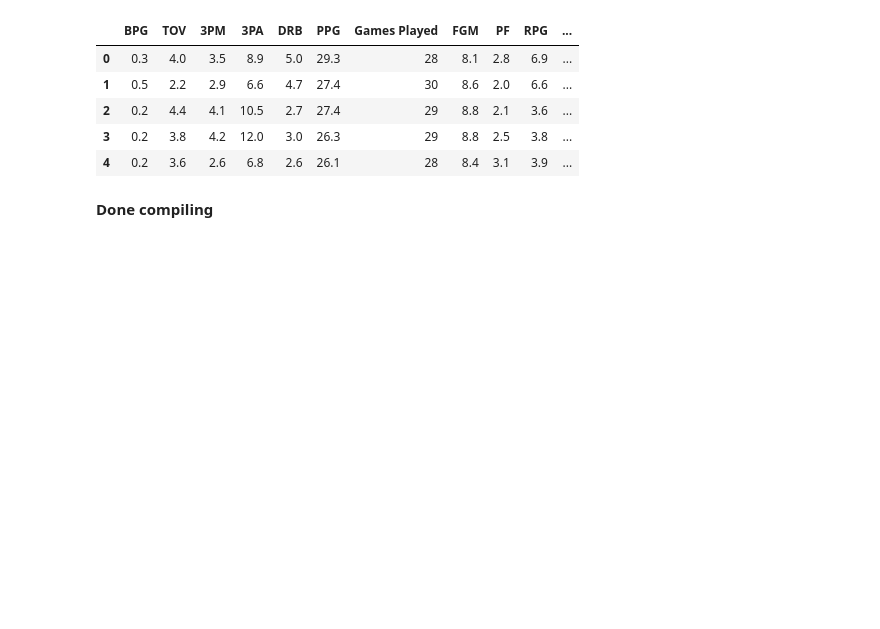
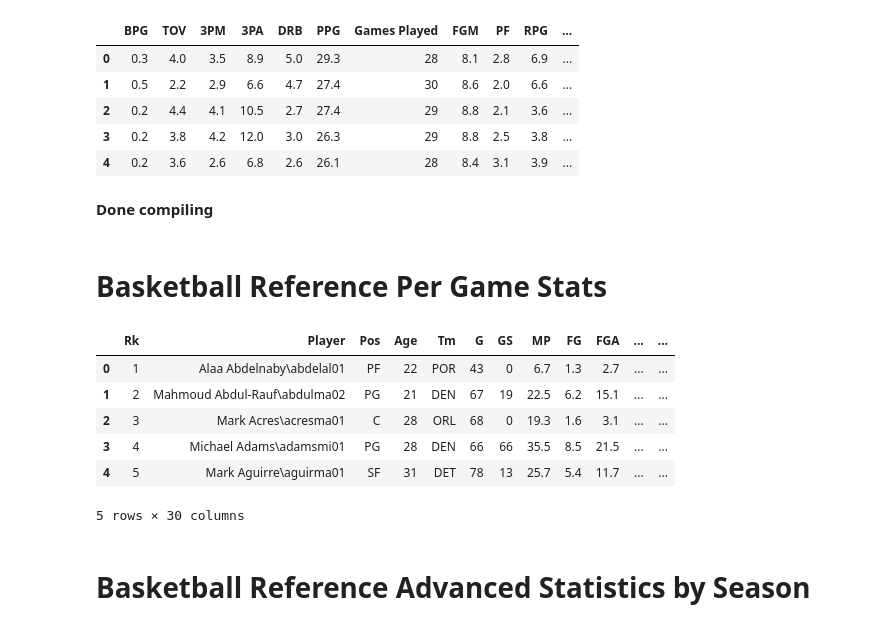
Before and after one commit to mattlee77/GA-Capstone-Project, a Jupyter notebook: Capstone Project CSV Cleaning.ipynb, the cells around one changed output. Drawn from its saved outputs; the diff is of its cells as text; code cells hidden in the pictures; blank space fills up the shorter version.

```diff
--- a/Capstone Project CSV Cleaning.ipynb
+++ b/Capstone Project CSV Cleaning.ipynb
@@ -8,7 +9,7 @@ import seaborn as sns
 Cleaning/Compiling Basketball Reference CSVs
 ==
 # %%
-pd.set_option('display.max_columns',25)
+pd.set_option('display.max_columns',50)
 pd.get_option('display.max_rows')
 df91 = pd.read_csv('~/project-capstone/Data/br1991draft.csv', header = None)
 df91
@@ -346,3 +355,17 @@ ncaaplayers.head()
 | 4 | 0.2 | 3.6 | 2.6 | 6.8 | 2.6 | 26.1 | 28 | 8.4 | 3.1 | 3.9 | ... |
 # %% [markdown]
 **Done compiling**
+# %% [markdown]
+Basketball Reference Per Game Stats
+==
+# %%
+brpg = pd.read_csv('/Users/mattlee/GA-Capstone-Project/Data/brpergame1991.csv')
+brpg.head()
+# %% [output]
+|  | Rk | Player | Pos | Age | Tm | G | GS | MP | FG | FGA | ... | ... |
+| 0 | 1 | Alaa Abdelnaby\abdelal01 | PF | 22 | POR | 43 | 0 | 6.7 | 1.3 | 2.7 | ... | ... |
+| 1 | 2 | Mahmoud Abdul-Rauf\abdulma02 | PG | 21 | DEN | 67 | 19 | 22.5 | 6.2 | 15.1 | ... | ... |
+| 2 | 3 | Mark Acres\acresma01 | C | 28 | ORL | 68 | 0 | 19.3 | 1.6 | 3.1 | ... | ... |
+| 3 | 4 | Michael Adams\adamsmi01 | PG | 28 | DEN | 66 | 66 | 35.5 | 8.5 | 21.5 | ... | ... |
+| 4 | 5 | Mark Aguirre\aguirma01 | SF | 31 | DET | 78 | 13 | 25.7 | 5.4 | 11.7 | ... | ... |
+5 rows × 30 columns
@@ -348,0 +388,3 @@ ncaaplayers.head()
+# %% [markdown]
+Basketball Reference Advanced Statistics by Season
+==
```
Also changed, not shown: parts of 16 cells of this notebook, 2 other files.
